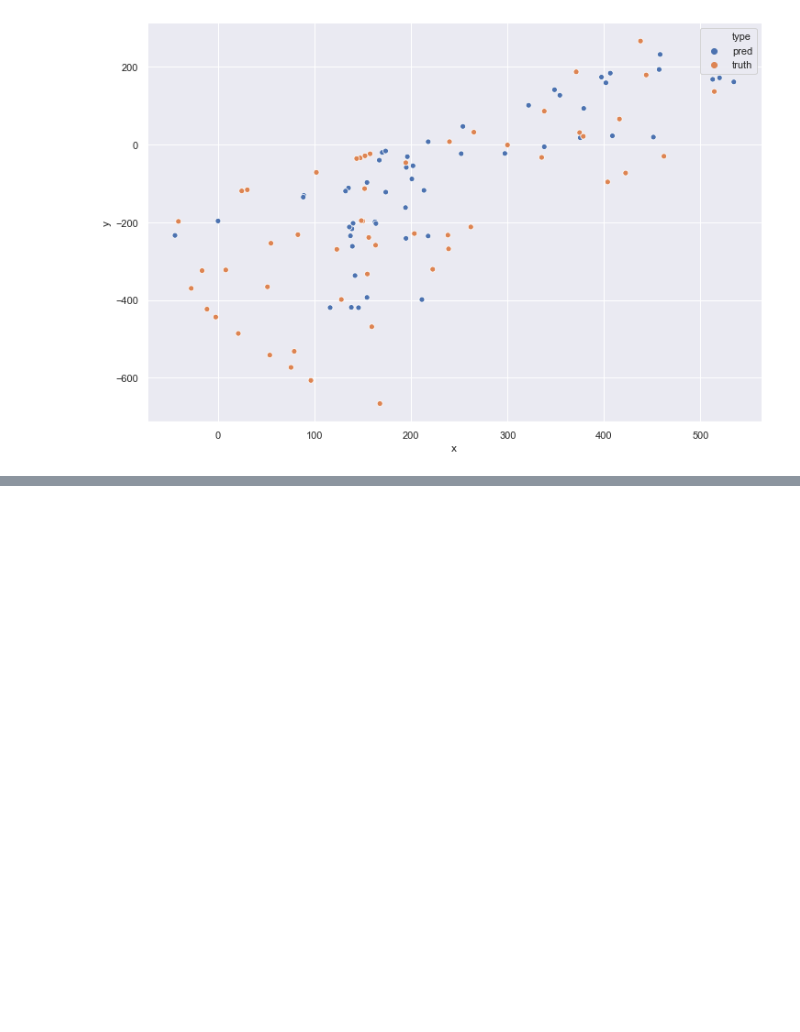
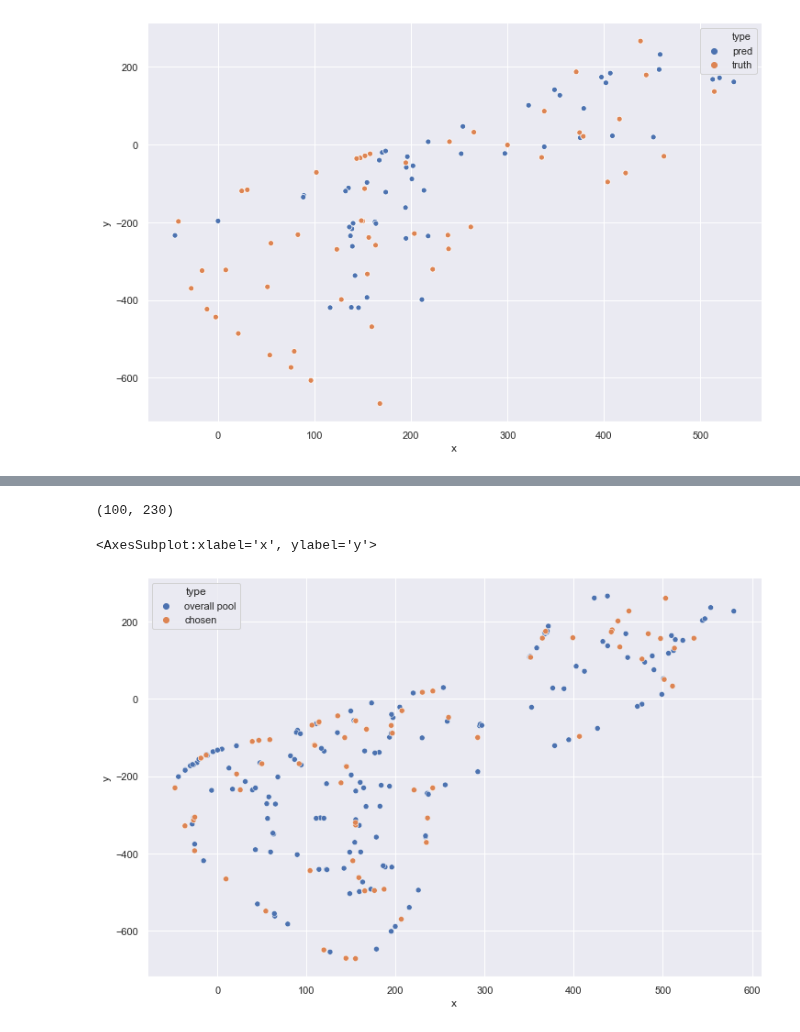
Before and after one commit to telenovelachuan/data_science, a Jupyter notebook: master_project/active_learning.ipynb, the cells around one changed output, grey strips where cells are left out. Saved outputs shown, nothing was run; the diff lists cells and outputs as text; code cells hidden in the pictures; blank space fills up the shorter version.

```diff
--- a/master_project/active_learning.ipynb
+++ b/master_project/active_learning.ipynb
@@ -32,0 +29,7 @@ x_train_ae_cnn, x_test_ae_cnn, y_train_ae_cnn, y_test_ae_cnn = train_test_split(
+# %%
+print("train-test splitting ae data...")
+x_train_ae, x_test_ae, y_train_ae, y_test_ae = train_test_split(h2_ae, Pos, test_size=0.1, random_state=42)
+x_train_ae_cnn, x_test_ae_cnn, y_train_ae_cnn, y_test_ae_cnn = train_test_split(h2_ae_1dcnn, Pos, test_size=0.1, random_state=42)
+
+print("splitting training data and active learning pool...")
+train_x_al, pool_x_al, train_y_al, pool_y_al = train_test_split(x_train_ae_cnn, y_train_ae_cnn, test_size=0.8, random_state=42)
@@ -202,0 +225,17 @@ current MSE: 51485.2424100502
+# %%
+len(df_chosen), len(df_pool)
+# %% [output]
+(100, 230)
+# %%
+# Looking at th chosen samples by the uncertainty sampling method
+df_chosen = pd.read_csv("preds/cnn_ae_al_uncertainty_100_chosen.csv", index_col=0)
+df_chosen["type"] = "chosen"
+df_pool = pd.DataFrame(pool_y_al, columns=["x", "y", "z"])
+df_pool["type"] = "overall pool"
+df_concat = pd.concat([df_pool, df_chosen], ignore_index=True)
+sns.set()
+plt.figure(figsize=(12, 8))
+sns.scatterplot(x="x", y="y", data=df_concat, hue="type")
+# %% [output]
+<AxesSubplot:xlabel='x', ylabel='y'>
+[figure, added]
```
Also changed, not shown: parts of 4 cells of this notebook, 2 other files.
